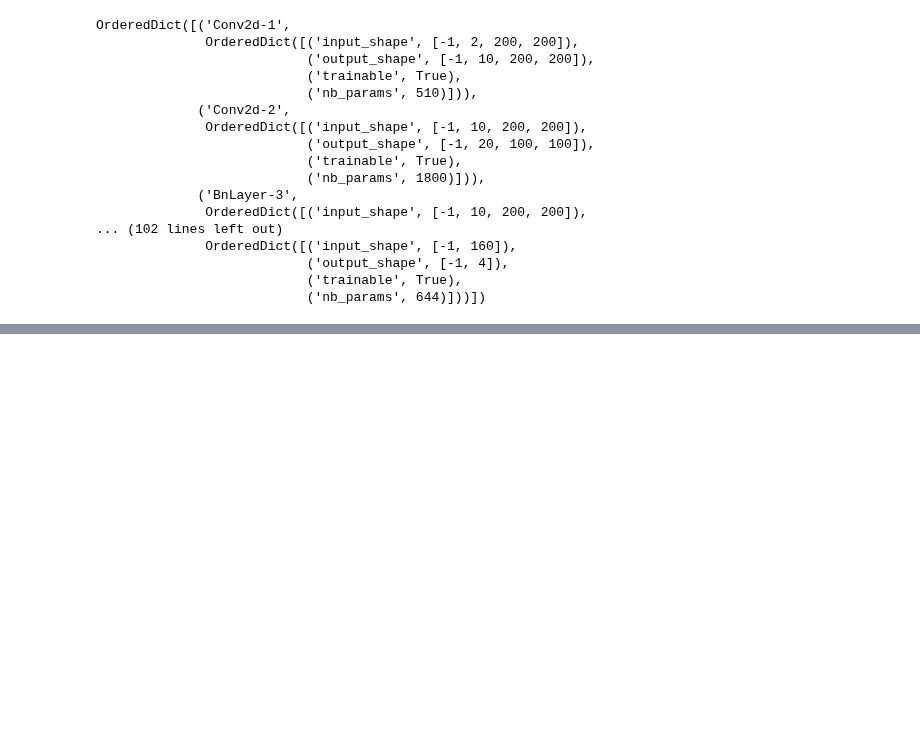
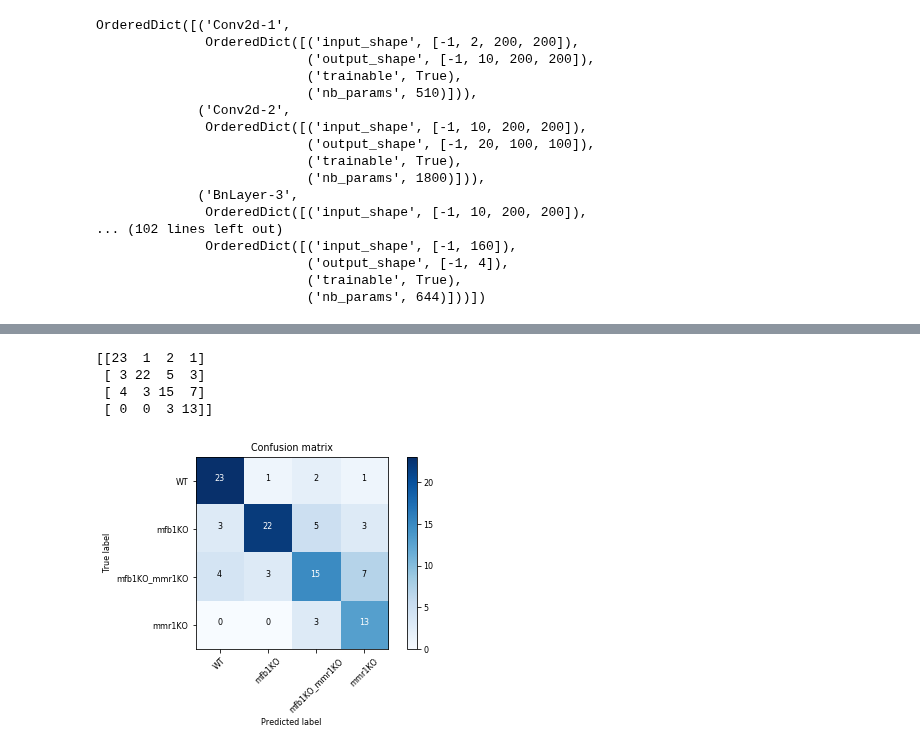
Before and after one commit to WMAPernice/Test_dev, a Jupyter notebook: YNet_dev/YNet_Res_Batch_Eq.ipynb, the cells around one changed output, grey strips where cells are left out. Saved outputs shown, nothing was run; the diff lists cells and outputs as text; code cells hidden in the pictures; blank space fills up the shorter version.

```diff
--- a/YNet_dev/YNet_Res_Batch_Eq.ipynb
+++ b/YNet_dev/YNet_Res_Batch_Eq.ipynb
@@ -242,2 +213,17 @@ epoch      trn_loss   val_loss   accuracy
 KeyboardInterrupt:
+# %%
+log_preds, y = learn.TTA()
+preds = np.argmax(log_preds[1], axis=1)
+cm = confusion_matrix(preds,y)
+
+with open(RESULTS+NAME+"_metrics"+'/cm/confusion_matrix.352.array','wb') as file:
+    pickle.dump(cm,file)
+
+plot_confusion_matrix(cm, data.classes)
+# %% [output]
+[[23  1  2  1]
+ [ 3 22  5  3]
+ [ 4  3 15  7]
+ [ 0  0  3 13]]
+[figure, added]
 # %%
```
Also changed, not shown: parts of 16 cells of this notebook.
